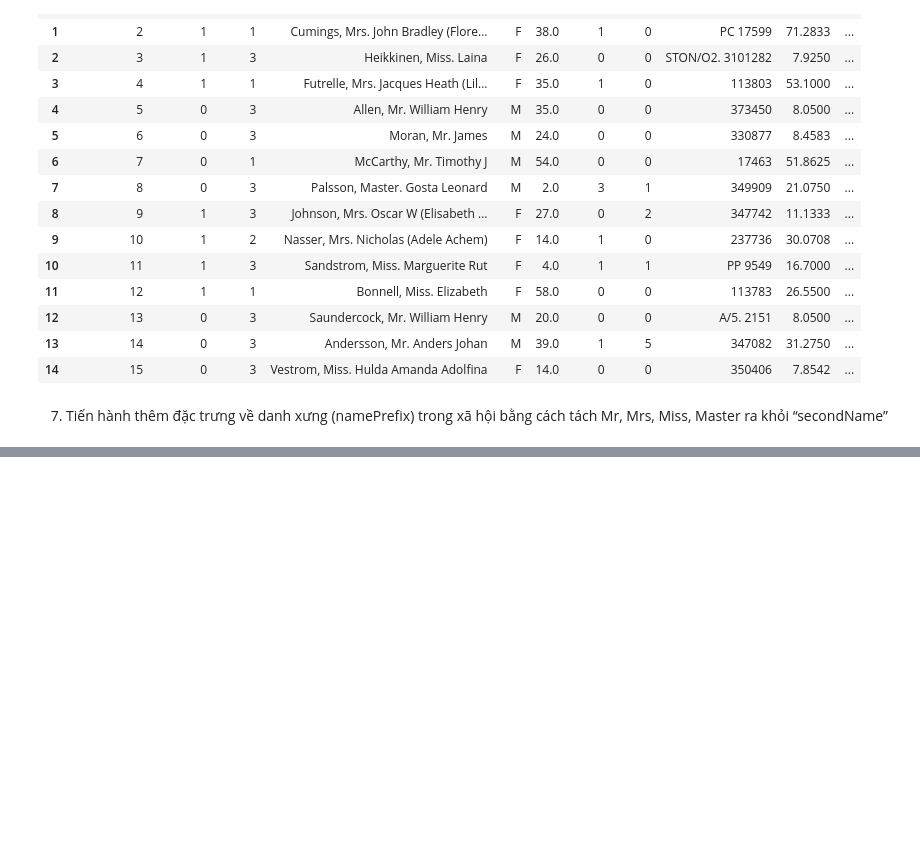
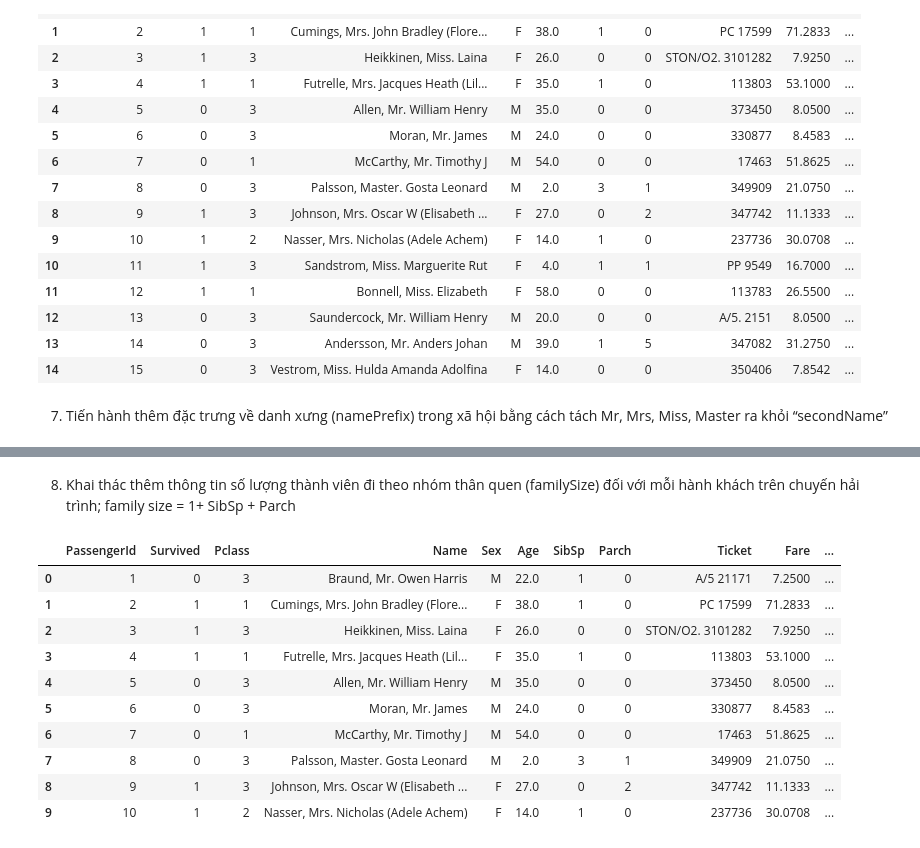
Before and after one commit to vanchuyennguyen/dulieuvshocsau, a Jupyter notebook: lap4.ipynb, the cells around one changed output, grey strips where cells are left out. Drawn from its saved outputs; the diff is of its cells as text; code cells hidden in the pictures; blank space fills up the shorter version.

```diff
--- a/lap4.ipynb
+++ b/lap4.ipynb
@@ -136,11 +126,11 @@ trên độ tuổi của hành khách như sau: (age =< 12] → Kid; (12, 18]: T
 và ( age > 60): Older
 # %%
 #
-tidisater['Agegroup'] = pd.cut(tidisater['Age'], bins=[-float('inf'), 12, 18, 60, float('inf')], labels=['Kid', 'Teen', 'Adult', 'Older'], right=True)
-# tidisater.loc[(tidisater['Age']<=12),'Agegroup']='Kid'
-# tidisater.loc[(tidisater['Age']>12)&(tidisater['Age']<18),'Agegroup']='Teen'
-# tidisater.loc[(tidisater['Age']>18)&(tidisater['Age']<=60),'Agegroup']='Adult'
-# tidisater.loc[(tidisater['Age']>60),'Agegroup']='Older'
+# tidisater['Agegroup'] = pd.cut(tidisater['Age'], bins=[-float('inf'), 12, 18, 60, float('inf')], labels=['Kid', 'Teen', 'Adult', 'Older'], right=True)
+tidisater.loc[(tidisater['Age']<=12),'Agegroup']='Kid'
+tidisater.loc[(tidisater['Age']>12)&(tidisater['Age']<18),'Agegroup']='Teen'
+tidisater.loc[(tidisater['Age']>18)&(tidisater['Age']<=60),'Agegroup']='Adult'
+tidisater.loc[(tidisater['Age']>60),'Agegroup']='Older'
 tidisater.head(15)
 # %% [output]
 |  | PassengerId | Survived | Pclass | Name | Sex | Age | SibSp | Parch | Ticket | Fare | ... |
@@ -162,3 +152,9 @@ tidisater.head(15)
 # %% [markdown]
 7. Tiến hành thêm đặc trưng về danh xưng (namePrefix) trong xã hội bằng cách tách Mr,
 Mrs, Miss, Master ra khỏi “secondName”
+# %%
+# tidisater ['fistName']= tidisater['Name'].str.split(',',expand = True)
+prefix = ['Mr. ','Mrs. ', 'Miss. ', 'Master. ']
+tidisater['namePrefix'] = tidisater['secondName'].str.extract(f"({'|'.join(prefix)})")
+tidisater['secondName'] = tidisater['secondName'].str.replace(f"{'|'.join(prefix)}", "", regex=True).str.strip()
+tidisater.head(15)
@@ -164,0 +178,17 @@ Mrs, Miss, Master ra khỏi “secondName”
+# %% [markdown]
+8. Khai thác thêm thông tin số lượng thành viên đi theo nhóm thân quen (familySize) đối với mỗi hành khách trên chuyến hải trình; family size = 1+ SibSp + Parch
+# %%
+tidisater["familySize"] = 1 + tidisater["SibSp"] + tidisater["Parch"]
+tidisater.head(10)
+# %% [output]
+|  | PassengerId | Survived | Pclass | Name | Sex | Age | SibSp | Parch | Ticket | Fare | ... |
+| 0 | 1 | 0 | 3 | Braund, Mr. Owen Harris | M | 22.0 | 1 | 0 | A/5 21171 | 7.2500 | ... |
+| 1 | 2 | 1 | 1 | Cumings, Mrs. John Bradley (Flore... | F | 38.0 | 1 | 0 | PC 17599 | 71.2833 | ... |
+| 2 | 3 | 1 | 3 | Heikkinen, Miss. Laina | F | 26.0 | 0 | 0 | STON/O2. 3101282 | 7.9250 | ... |
+| 3 | 4 | 1 | 1 | Futrelle, Mrs. Jacques Heath (Lil... | F | 35.0 | 1 | 0 | 113803 | 53.1000 | ... |
+| 4 | 5 | 0 | 3 | Allen, Mr. William Henry | M | 35.0 | 0 | 0 | 373450 | 8.0500 | ... |
+| 5 | 6 | 0 | 3 | Moran, Mr. James | M | 24.0 | 0 | 0 | 330877 | 8.4583 | ... |
+| 6 | 7 | 0 | 1 | McCarthy, Mr. Timothy J | M | 54.0 | 0 | 0 | 17463 | 51.8625 | ... |
+| 7 | 8 | 0 | 3 | Palsson, Master. Gosta Leonard | M | 2.0 | 3 | 1 | 349909 | 21.0750 | ... |
+| 8 | 9 | 1 | 3 | Johnson, Mrs. Oscar W (Elisabeth ... | F | 27.0 | 0 | 2 | 347742 | 11.1333 | ... |
+| 9 | 10 | 1 | 2 | Nasser, Mrs. Nicholas (Adele Achem) | F | 14.0 | 1 | 0 | 237736 | 30.0708 | ... |
```
Also changed, not shown: parts of 15 cells of this notebook.
